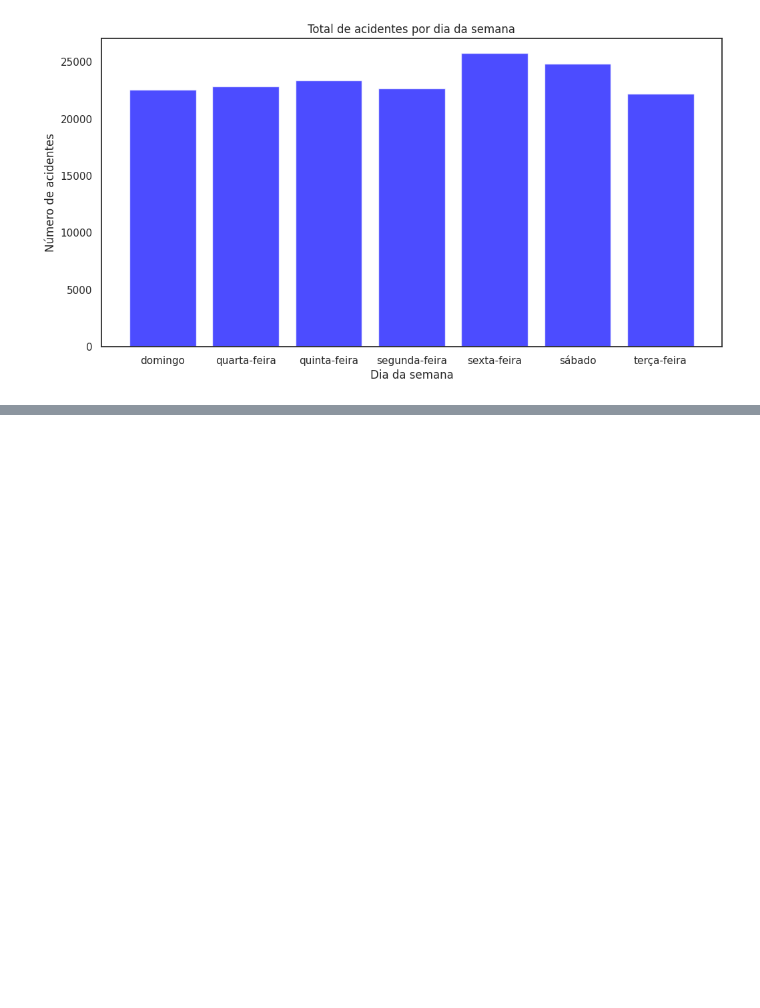
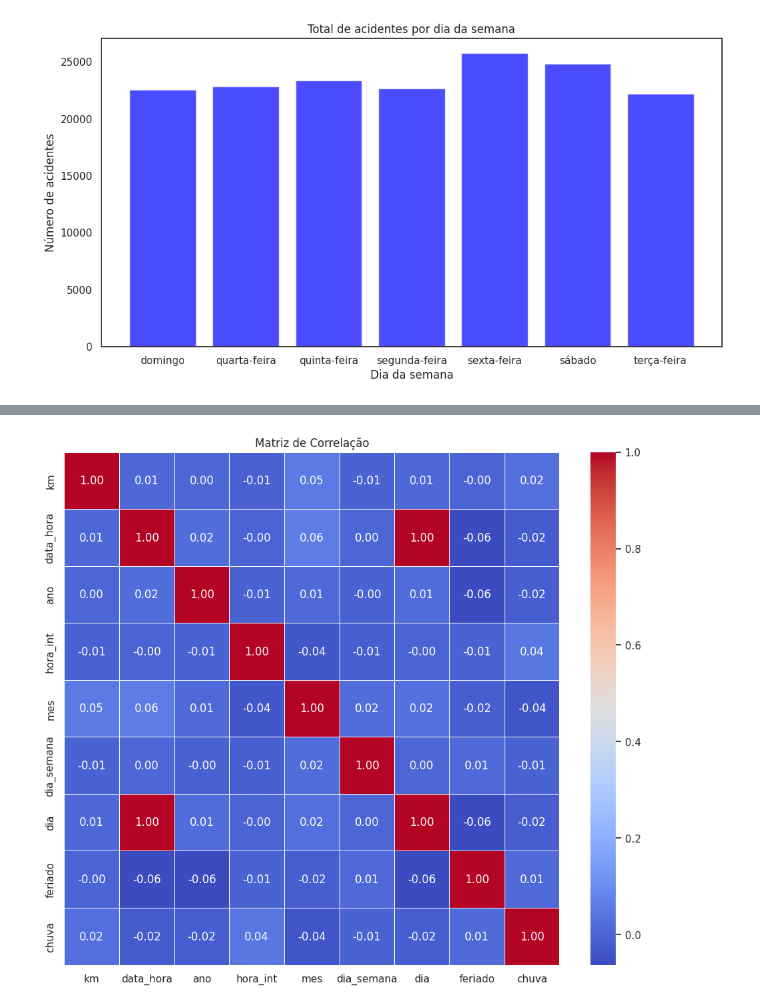
Before and after one commit to srdiegorodrigues/projeto, a Jupyter notebook: pesquisa1.ipynb, the cells around one changed output, grey strips where cells are left out. Saved outputs shown, nothing was run; the diff lists cells and outputs as text; code cells hidden in the pictures; blank space fills up the shorter version.

```diff
--- a/pesquisa1.ipynb
+++ b/pesquisa1.ipynb
@@ -272,0 +336,6 @@ plt.show()
+# %%
+#Converter a feature km de string para float
+
+df_before_AT['km'] = df_before_AT['km'].str.replace(',', '.')
+
+df_before_AT['km'] = list(map(float, df_before_AT['km']))
@@ -289,0 +413,19 @@ plt.show()
+# %%
+#Matriz de correlação
+#é necessário verificar a codificação
+import seaborn as sns
+
+df_util = dt_before_AT[['km','data_hora','ano','hora_int','mes','dia_semana','dia','feriado','chuva']]
+
+# Cria a matriz de correlação
+matriz_correlacao = df_util.corr()
+
+sns.set(style="white")
+
+# Cria o mapa de calor (heatmap) utilizando seaborn
+plt.figure(figsize=(12, 10))
+sns.heatmap(matriz_correlacao, annot=True, cmap="coolwarm", fmt=".2f", linewidths=.5)
+plt.title("Matriz de Correlação")
+plt.show()
+# %% [output]
+[figure, added]
```
Also changed, not shown: parts of 18 cells of this notebook.
